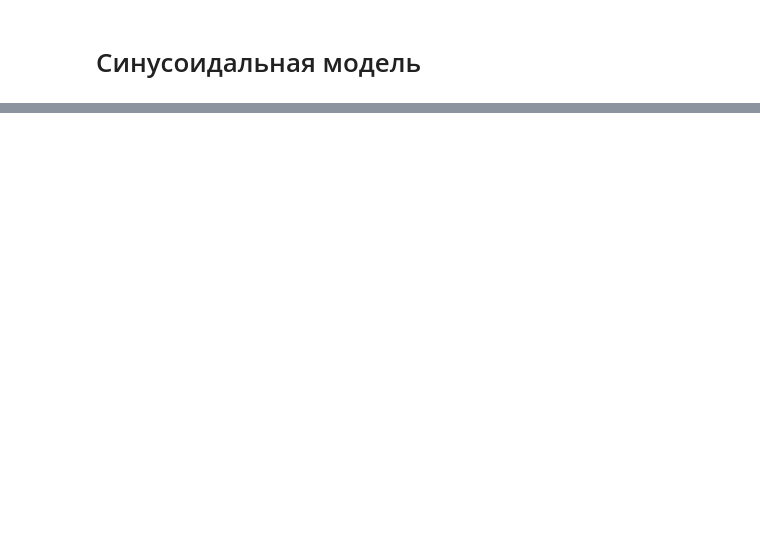
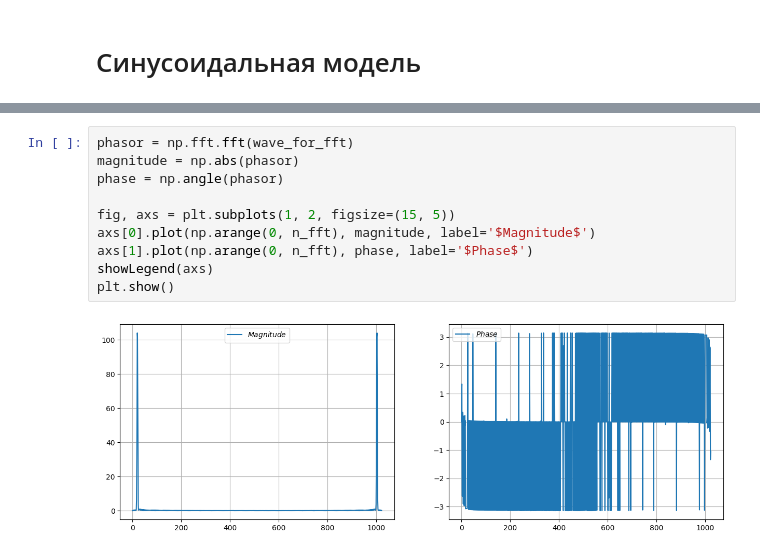
Before and after one commit to MikeChuv/AudioSignalProcessing, a Jupyter notebook: sinusoidal_model.ipynb, the cells around one changed output, grey strips where cells are left out. Saved outputs shown, nothing was run; the diff lists cells and outputs as text; blank space fills up the shorter version.

```diff
--- a/sinusoidal_model.ipynb
+++ b/sinusoidal_model.ipynb
@@ -47,0 +67,12 @@ plt.show()
+# %%
+phasor = np.fft.fft(wave_for_fft)
+magnitude = np.abs(phasor)
+phase = np.angle(phasor)
+
+fig, axs = plt.subplots(1, 2, figsize=(15, 5))
+axs[0].plot(np.arange(0, n_fft), magnitude, label='$Magnitude$')
+axs[1].plot(np.arange(0, n_fft), phase, label='$Phase$')
+showLegend(axs)
+plt.show()
+# %% [output]
+[figure, added]
```
Also changed, not shown: parts of 6 cells of this notebook, 4 other files.
